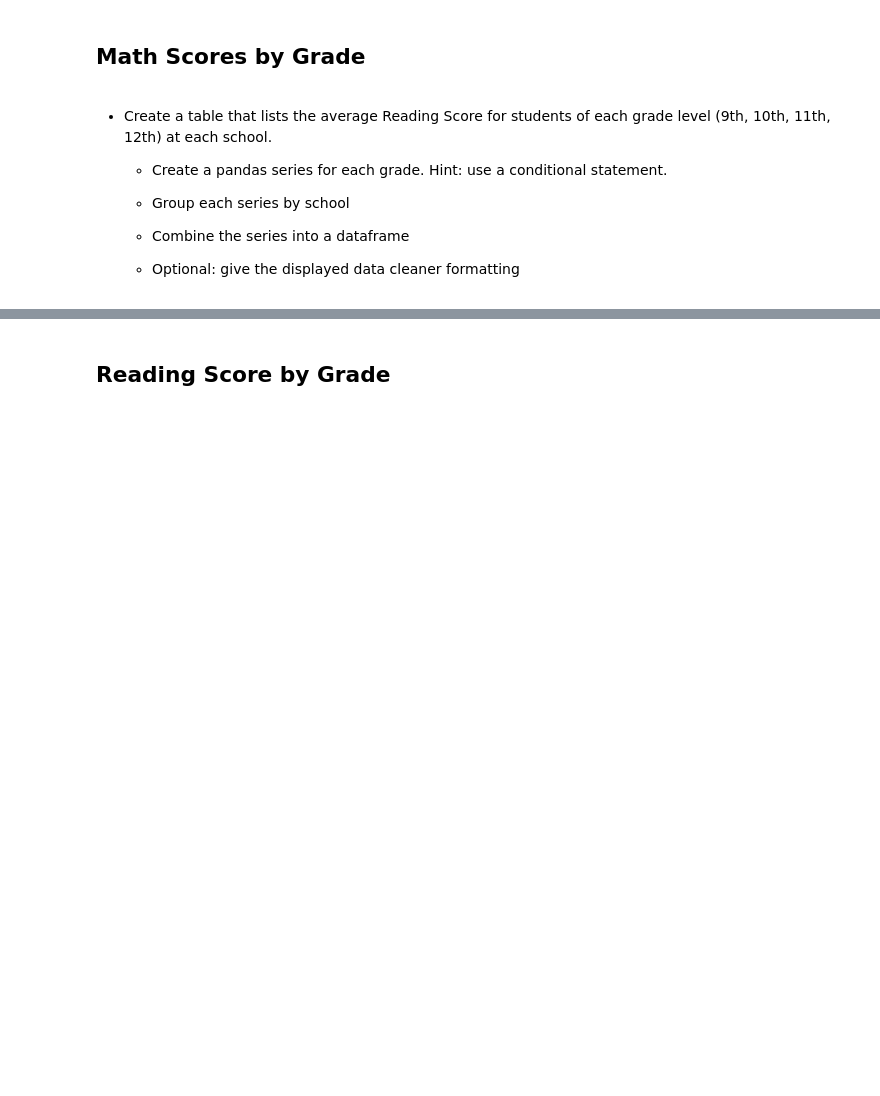
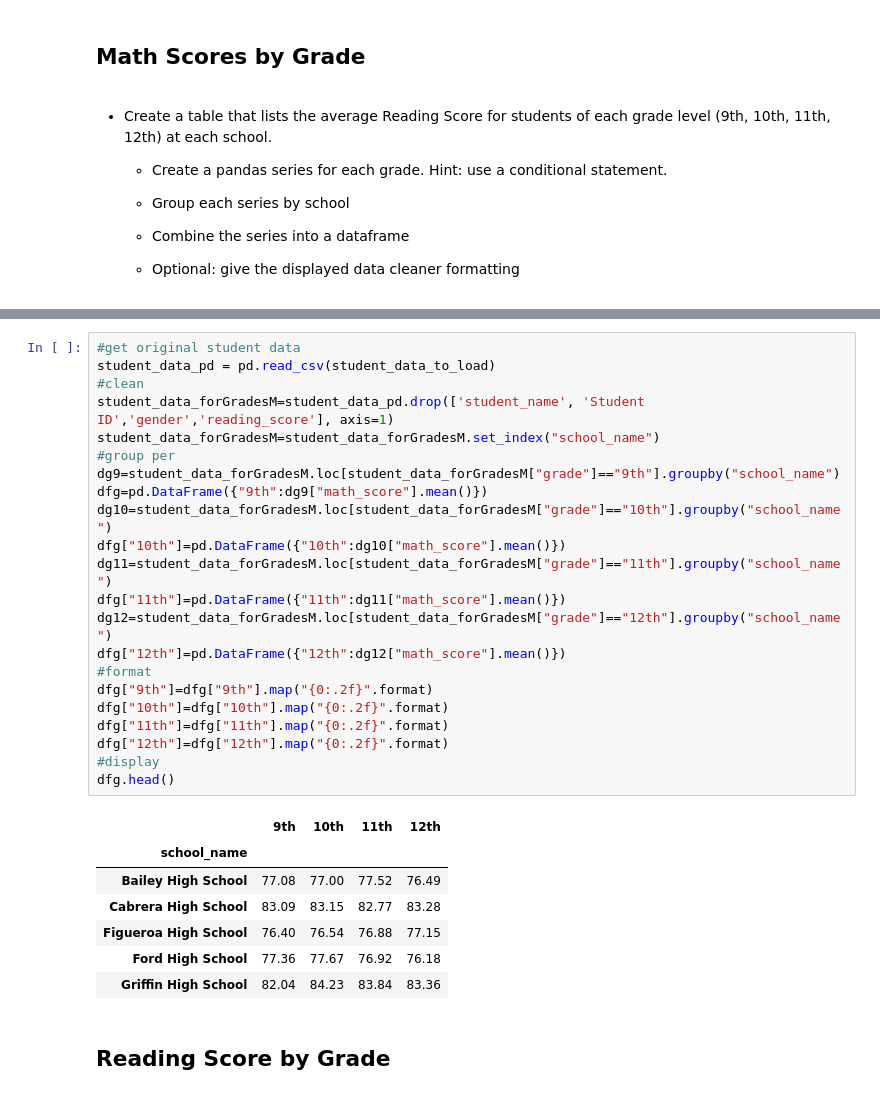
Before and after one commit to hvannia/AcademyOfPy, a Jupyter notebook: PyCitySchools.ipynb, the cells around one changed output, grey strips where cells are left out. Drawn from its saved outputs; the diff is of its cells as text; blank space fills up the shorter version.

Commit message:
scores by grade

```diff
--- a/PyCitySchools.ipynb
+++ b/PyCitySchools.ipynb
@@ -216,3 +186,33 @@ worstSchs.head()
+# %%
+#get original student data
+student_data_pd = pd.read_csv(student_data_to_load)
+#clean
+student_data_forGradesM=student_data_pd.drop(['student_name', 'Student ID','gender','reading_score'], axis=1)
+student_data_forGradesM=student_data_forGradesM.set_index("school_name")
+#group per
+dg9=student_data_forGradesM.loc[student_data_forGradesM["grade"]=="9th"].groupby("school_name")
+dfg=pd.DataFrame({"9th":dg9["math_score"].mean()})
+dg10=student_data_forGradesM.loc[student_data_forGradesM["grade"]=="10th"].groupby("school_name")
+dfg["10th"]=pd.DataFrame({"10th":dg10["math_score"].mean()})
+dg11=student_data_forGradesM.loc[student_data_forGradesM["grade"]=="11th"].groupby("school_name")
+dfg["11th"]=pd.DataFrame({"11th":dg11["math_score"].mean()})
+dg12=student_data_forGradesM.loc[student_data_forGradesM["grade"]=="12th"].groupby("school_name")
+dfg["12th"]=pd.DataFrame({"12th":dg12["math_score"].mean()})
+#format
+dfg["9th"]=dfg["9th"].map("{0:.2f}".format)
+dfg["10th"]=dfg["10th"].map("{0:.2f}".format)
+dfg["11th"]=dfg["11th"].map("{0:.2f}".format)
+dfg["12th"]=dfg["12th"].map("{0:.2f}".format)
+#display
+dfg.head()
+# %% [output]
+|  | 9th | 10th | 11th | 12th |
+| school_name |  |  |  |  |
+| Bailey High School | 77.08 | 77.00 | 77.52 | 76.49 |
+| Cabrera High School | 83.09 | 83.15 | 82.77 | 83.28 |
+| Figueroa High School | 76.40 | 76.54 | 76.88 | 77.15 |
+| Ford High School | 77.36 | 77.67 | 76.92 | 76.18 |
+| Griffin High School | 82.04 | 84.23 | 83.84 | 83.36 |
 # %% [markdown]
 ## Reading Score by Grade
 # %% [markdown]
```
Also changed, not shown: parts of 5 cells of this notebook.
